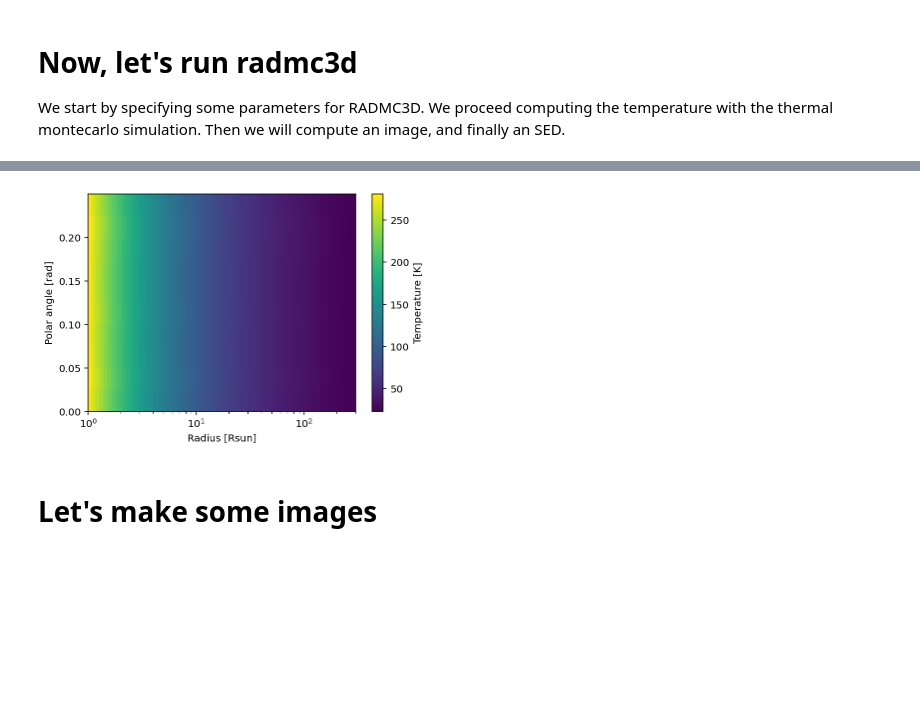
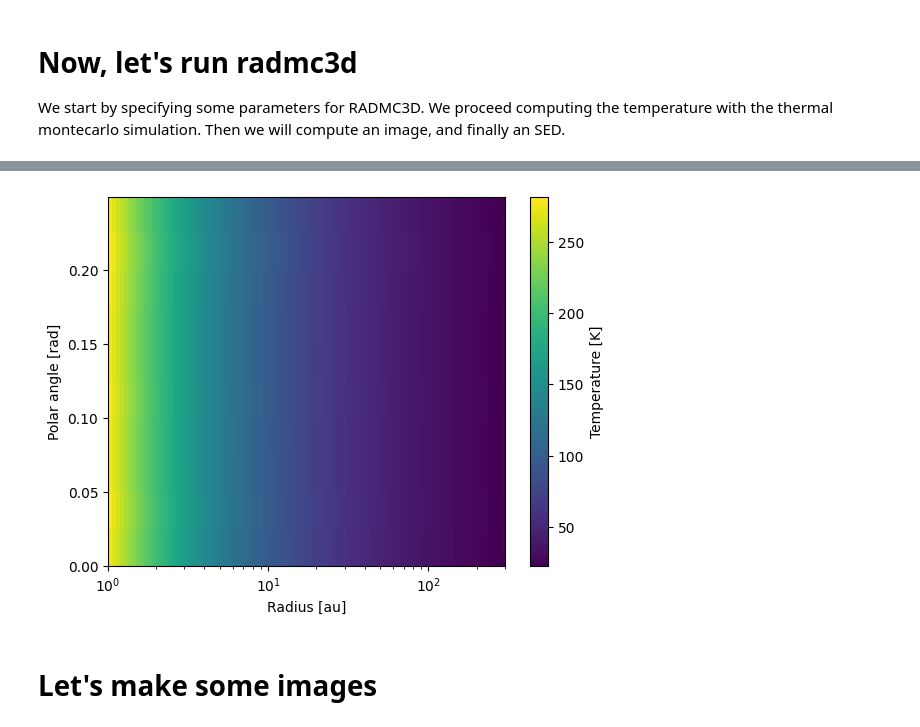
Before and after one commit to csarosi/disc2radmc, a Jupyter notebook: docs/example_dust/Dust_model.ipynb, the cells around one changed output, grey strips where cells are left out. Drawn from its saved outputs; the diff is of its cells as text; code cells hidden in the pictures; blank space fills up the shorter version.

```diff
--- a/docs/example_dust/Dust_model.ipynb
+++ b/docs/example_dust/Dust_model.ipynb
@@ -154,14 +172,14 @@ sim.mctherm()
 # %%
 # check temperature (northern emisphere)
 Ts=np.fromfile('./dust_temperature.bdat', count=gridmodel.Nr*gridmodel.Nphi*gridmodel.Nth+4, dtype=float)[4:].reshape( (gridmodel.Nphi, gridmodel.Nth, gridmodel.Nr))
 plt.pcolormesh(gridmodel.redge, gridmodel.thedge[::-1], Ts[0,:gridmodel.Nth,:])
-plt.xlabel('Radius [Rsun]')
+plt.xlabel('Radius [au]')
 plt.xscale('log')
 plt.ylabel(r'Polar angle [rad]')
 plt.colorbar(label='Temperature [K]')
 plt.show()
 # %% [output]
-[figure, old version]
+[figure, new version]
 # %% [markdown]
 # Let's make some images
 # %%
```
Also changed, not shown: parts of 13 cells of this notebook.
